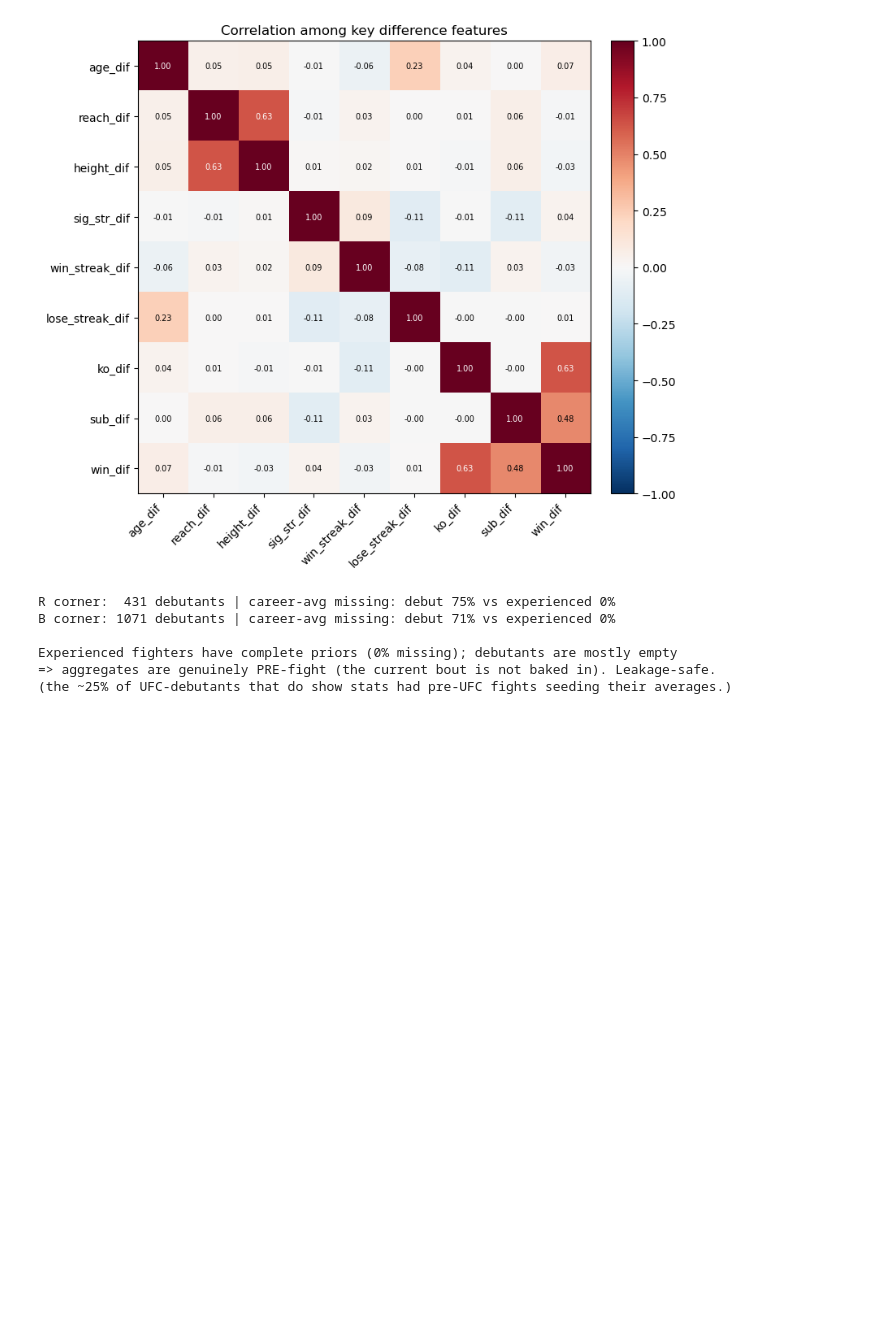
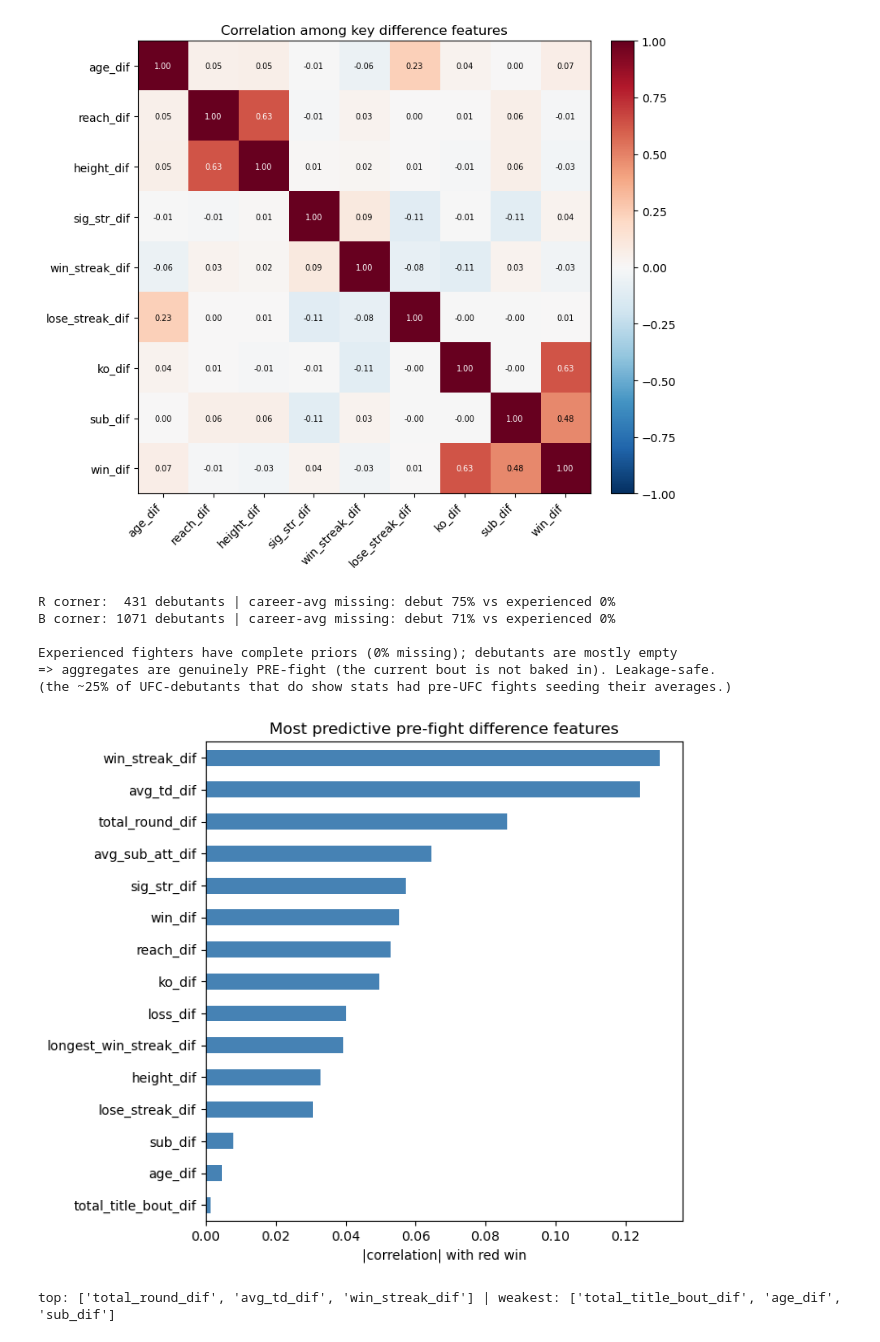
Before and after one commit to lcubrilo/PRML-Projekat, a Jupyter notebook: notebooks/01_eda.ipynb, the cells around one changed output. Drawn from its saved outputs; the diff is of its cells as text; code cells hidden in the pictures; blank space fills up the shorter version.

Commit message:
feature importance + per-weight-class predictability + log-loss plot, README, report sections 4/8/9 enriched

```diff
--- a/notebooks/01_eda.ipynb
+++ b/notebooks/01_eda.ipynb
@@ -148,3 +148,16 @@ B corner: 1071 debutants | career-avg missing: debut 71% vs experienced 0%
 Experienced fighters have complete priors (0% missing); debutants are mostly empty
 => aggregates are genuinely PRE-fight (the current bout is not baked in). Leakage-safe.
 (the ~25% of UFC-debutants that do show stats had pre-UFC fights seeding their averages.)
+# %%
+# Feature importance: |corr| of each difference feature with the winner
+red = (winner == 'Red').astype(int)
+dif = [c for c in df.columns if c.endswith('_dif')]
+imp = df[dif].apply(lambda col: col.corr(red)).abs().sort_values()
+fig, ax = plt.subplots(figsize=(7, 6))
+imp.tail(15).plot.barh(ax=ax, color='steelblue')
+ax.set_xlabel('|correlation| with red win'); ax.set_title('Most predictive pre-fight difference features')
+plt.tight_layout(); save_fig('feature_importance'); plt.show()
+print('top:', imp.tail(3).index.tolist(), '| weakest:', imp.head(3).index.tolist())
+# %% [output]
+[figure, added]
+top: ['total_round_dif', 'avg_td_dif', 'win_streak_dif'] | weakest: ['total_title_bout_dif', 'age_dif', 'sub_dif']
```
Also changed, not shown: 6 other files.
